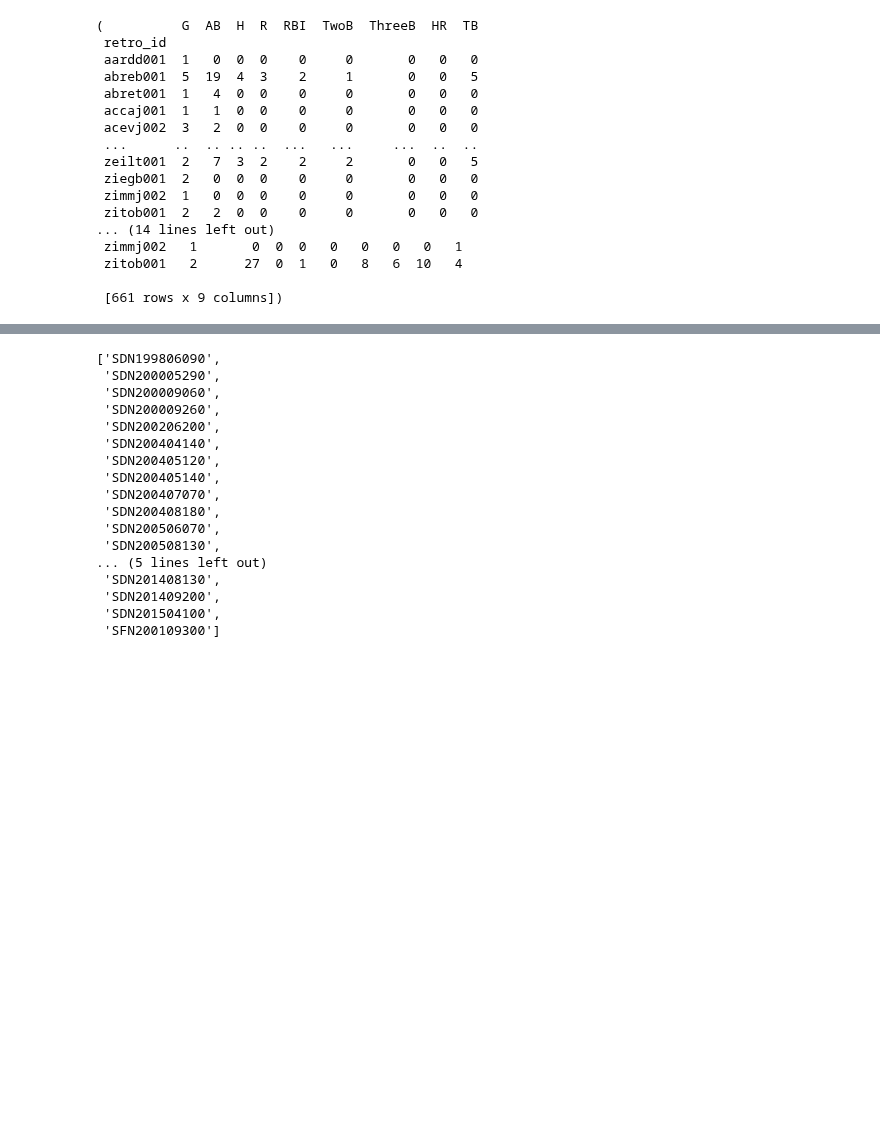
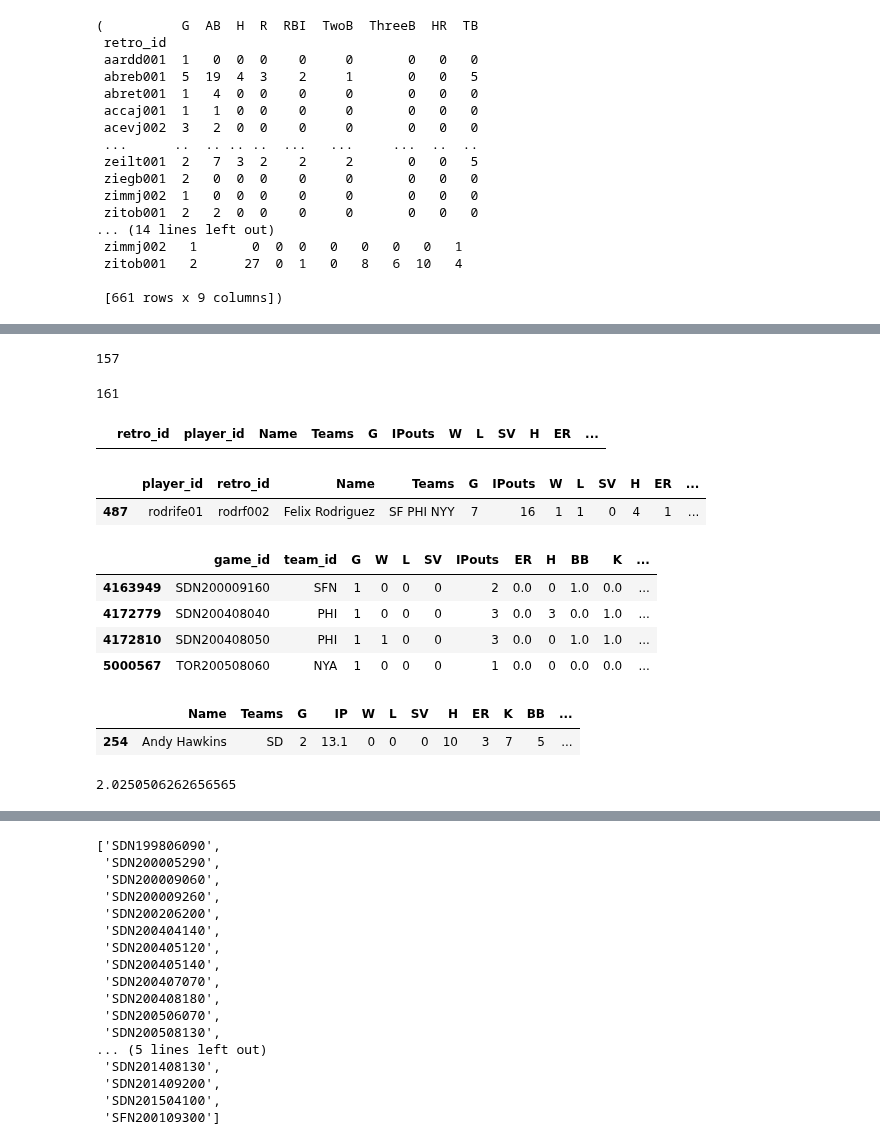
Before and after one commit to sdvinay/baseball_sql, a Jupyter notebook: pandas/reconstruct_hardball_passport_data.ipynb, the cells around one changed output, grey strips where cells are left out. Saved outputs shown, nothing was run; the diff lists cells and outputs as text; code cells hidden in the pictures; blank space fills up the shorter version.

```diff
--- a/pandas/reconstruct_hardball_passport_data.ipynb
+++ b/pandas/reconstruct_hardball_passport_data.ipynb
@@ -483,3 +519,40 @@ len(iter1_pit[4]), len(iter1_pit[3])
+# %%
+known_games = set(set(known_games) | set(('SDN200208030', 'SDN201305050', 'SDN201407050'))) # only pick the ones with the most certainty
+len(known_games)
+# %% [output]
+157
+# %%
+known_games = set(known_games | set(['SDN200008060', 'SDN200508220', 'SDN200309280', 'SDN200407090'])) # only pick the ones with the most certainty
+len(known_games)
+# %% [output]
+161
+# %%
+gm_id = 'CIN200308020'
+iter[5].query('game_id==@gm_id')
+# %% [output]
+|  | retro_id | player_id | Name | Teams | G | IPouts | W | L | SV | H | ER | ... |
+# %%
+pit_stats.query('retro_id=="rodrf002"')
+# %% [output]
+|  | player_id | retro_id | Name | Teams | G | IPouts | W | L | SV | H | ER | ... |
+| 487 | rodrife01 | rodrf002 | Felix Rodriguez | SF PHI NYY | 7 | 16 | 1 | 1 | 0 | 4 | 1 | ... |
+# %%
+pit_dailies.query('retro_id=="rodrf002" and game_id in @known_games')
+# %% [output]
+|  | game_id | team_id | G | W | L | SV | IPouts | ER | H | BB | K | ... |
+| 4163949 | SDN200009160 | SFN | 1 | 0 | 0 | 0 | 2 | 0.0 | 0 | 1.0 | 0.0 | ... |
+| 4172779 | SDN200408040 | PHI | 1 | 0 | 0 | 0 | 3 | 0.0 | 3 | 0.0 | 1.0 | ... |
+| 4172810 | SDN200408050 | PHI | 1 | 1 | 0 | 0 | 3 | 0.0 | 0 | 1.0 | 1.0 | ... |
+| 5000567 | TOR200508060 | NYA | 1 | 0 | 0 | 0 | 1 | 0.0 | 0 | 0.0 | 0.0 | ... |
+# %%
+pit.query('Name=="Andy Hawkins"')
+# %% [output]
+|  | Name | Teams | G | IP | W | L | SV | H | ER | K | BB | ... |
+| 254 | Andy Hawkins | SD | 2 | 13.1 | 0 | 0 | 0 | 10 | 3 | 7 | 5 | ... |
+# %%
+27/13.333
+# %% [output]
+2.0250506262656565
 # %%
 iter2 = run_iteration(bat_dailies, bat_stats.set_index('retro_id'), match_cols_bat, iter1_pit[3])
 len(iter2[4]), len(iter2[3])
```
Also changed, not shown: parts of 26 cells of this notebook.
